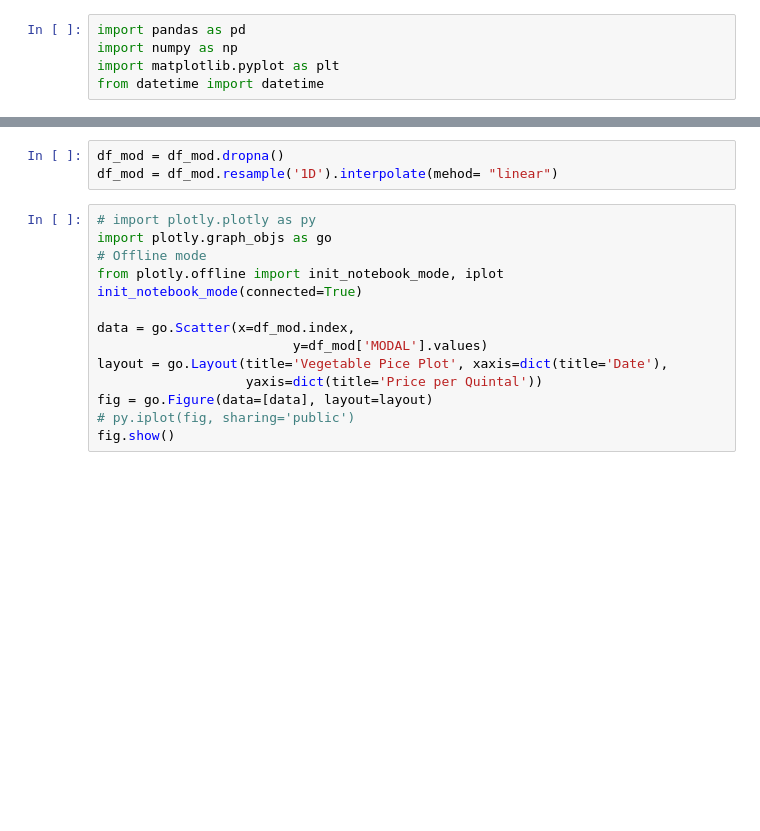
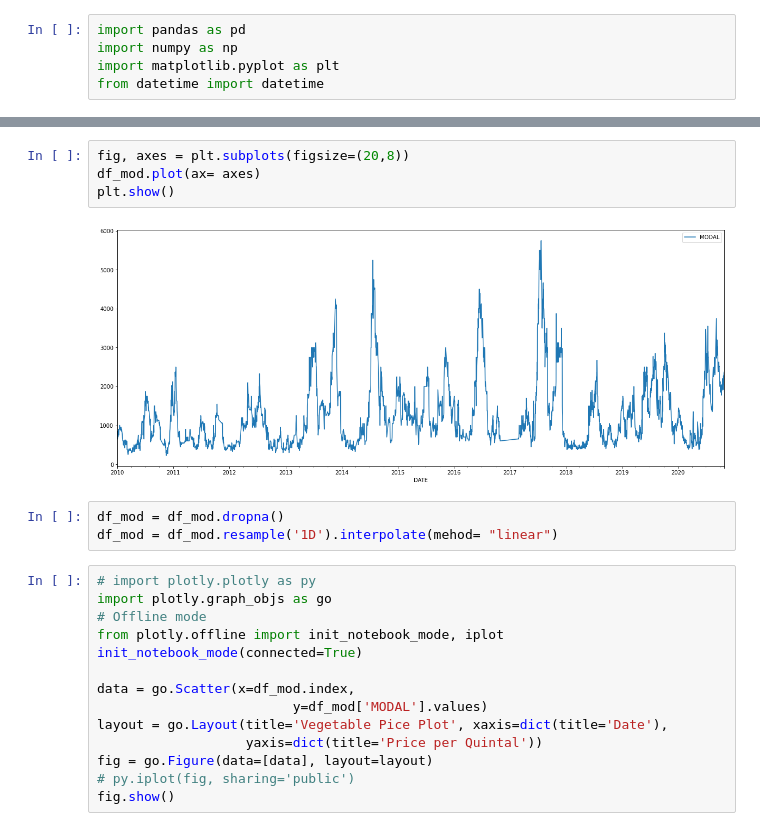
Before and after one commit to siramk/DS250_PROJECT_VEGETABLE_PRICE_ANALYSIS, a Jupyter notebook: Outlier analysis.ipynb, the cells around one changed output, grey strips where cells are left out. Saved outputs shown, nothing was run; the diff lists cells and outputs as text; blank space fills up the shorter version.

```diff
--- a/Outlier analysis.ipynb
+++ b/Outlier analysis.ipynb
@@ -60,3 +74,9 @@ pandas.core.indexes.datetimes.DatetimeIndex
+# %%
+fig, axes = plt.subplots(figsize=(20,8))
+df_mod.plot(ax= axes)
+plt.show()
+# %% [output]
+[figure, added]
 # %%
 df_mod = df_mod.dropna()
 df_mod = df_mod.resample('1D').interpolate(mehod= "linear")
```
Also changed, not shown: parts of 13 cells of this notebook, 19 other files.
